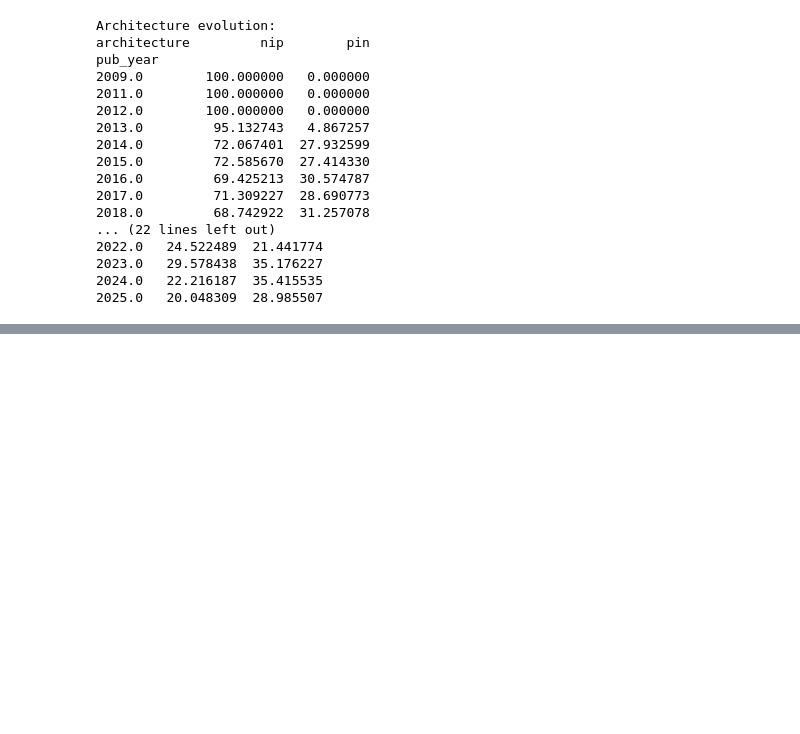
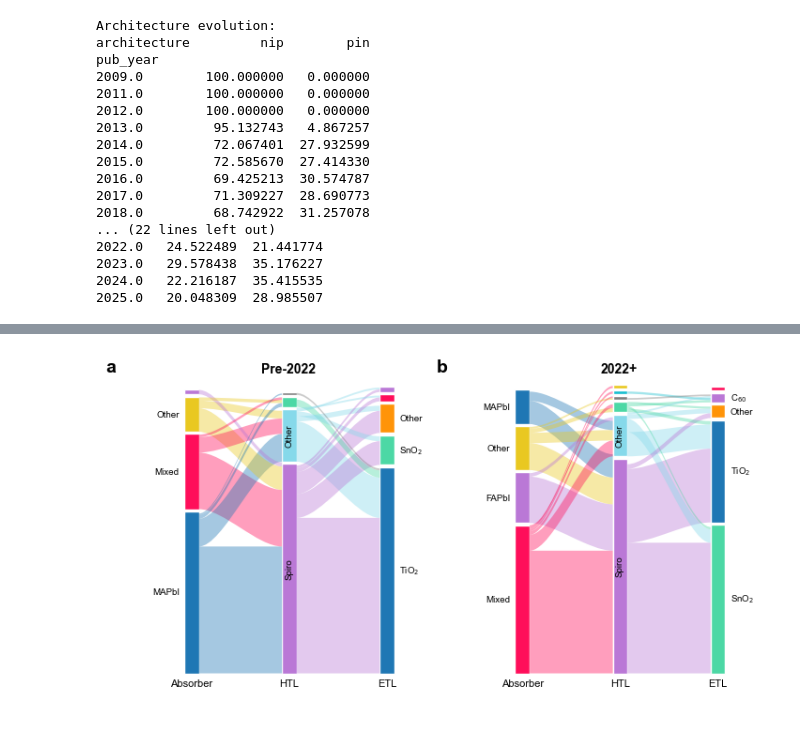
Before and after one commit to FAIRmat-NFDI/nomad-perovskite-solar-cells-database, a Jupyter notebook: src/perovskite_solar_cell_database/example_uploads/perla_notebooks/architecture-evolution.ipynb, the cells around one changed output, grey strips where cells are left out. Cells and saved outputs as stored; diff of their text form; code cells hidden in the pictures; blank space fills up the shorter version.

```diff
--- a/src/perovskite_solar_cell_database/example_uploads/perla_notebooks/architecture-evolution.ipynb
+++ b/src/perovskite_solar_cell_database/example_uploads/perla_notebooks/architecture-evolution.ipynb
@@ -542,0 +560,20 @@ This figure includes Axes that are not compatible with tight_layout, so results
+# %%
+# Create consistent color mapping across both periods
+abs_colors, htl_colors, etl_colors = get_global_color_mapping(
+    (pre_abs_htl_nip, pre_htl_etl_nip),
+    (post_abs_htl_nip, post_htl_etl_nip)
+)
+
+# Create 1x2 figure with just the alluvial plots (panels a, b)
+fig, (ax1, ax2) = plt.subplots(1, 2, figsize=(7.2, 4))
+
+# Draw alluvial diagrams (panels a, b)
+draw_three_layer_alluvial(ax1, pre_abs_htl_nip, pre_htl_etl_nip, abs_colors, htl_colors, etl_colors,
+                          title="Pre-2022", panel_label="a")
+draw_three_layer_alluvial(ax2, post_abs_htl_nip, post_htl_etl_nip, abs_colors, htl_colors, etl_colors,
+                          title="2022+", panel_label="b")
+
+fig.tight_layout()
+fig.savefig("perovskite_solar_cell_evolution_figure_nip.pdf")
+# %% [output]
+[figure, added]
```
Also changed, not shown: parts of 3 cells of this notebook, 5 other files.
